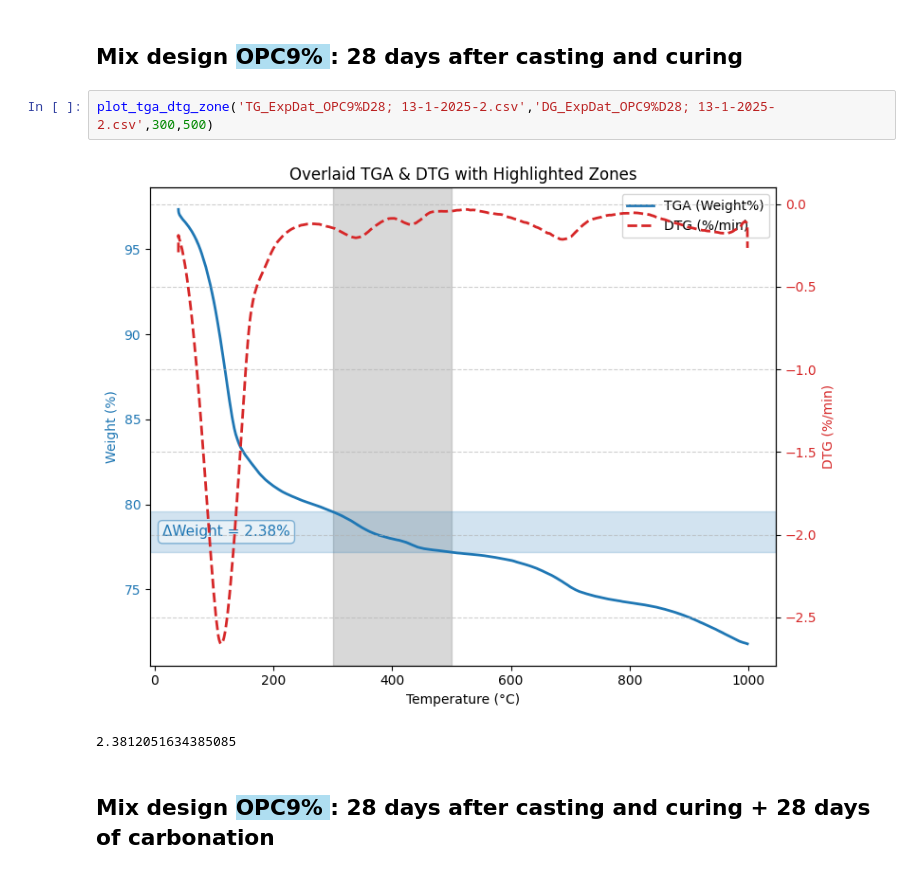
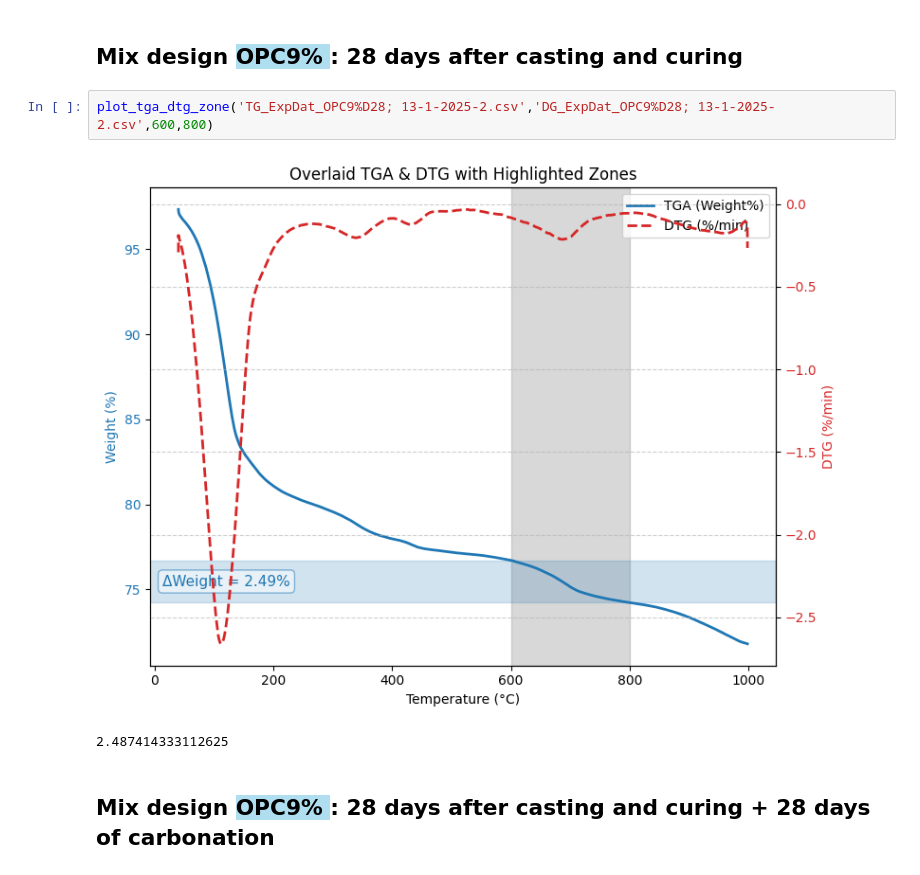
Before and after one commit to ahmedfarhatx22/TradingBro, a Jupyter notebook: book/some_content/carbonates_loss_plots_and_tables.ipynb, the cells around one changed output. Cells and saved outputs as stored; diff of their text form.

```diff
--- a/book/some_content/carbonates_loss_plots_and_tables.ipynb
+++ b/book/some_content/carbonates_loss_plots_and_tables.ipynb
@@ -222,10 +312,10 @@ plot_tga_dtg_zone('TG_ExpDat_OPC7%D28; 13-1-2025-2.csv','DG_ExpDat_OPC7%D28; 13-
 # %% [markdown]
 ## Mix design <span style="background-color: #AFDEF1; color: #000;"> OPC9% </span>: 28 days after casting and curing
 # %%
-plot_tga_dtg_zone('TG_ExpDat_OPC9%D28; 13-1-2025-2.csv','DG_ExpDat_OPC9%D28; 13-1-2025-2.csv',300,500)
+plot_tga_dtg_zone('TG_ExpDat_OPC9%D28; 13-1-2025-2.csv','DG_ExpDat_OPC9%D28; 13-1-2025-2.csv',600,800)
 # %% [output]
-[figure, old version]
+[figure, new version]
-2.3812051634385085
+2.487414333112625
 # %% [markdown]
 ## Mix design <span style="background-color: #AFDEF1; color: #000;"> OPC9% </span>: 28 days after casting and curing + 28 days of carbonation
 # %%
```
Also changed, not shown: parts of 16 cells of this notebook, 3 other files.
